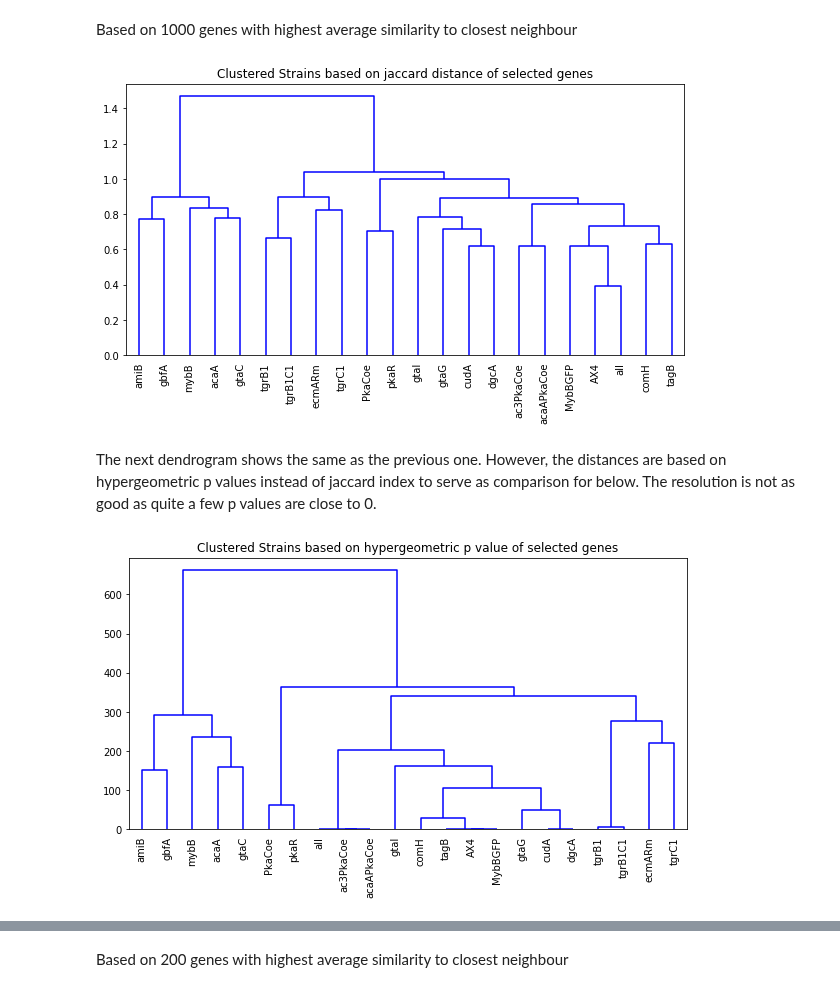
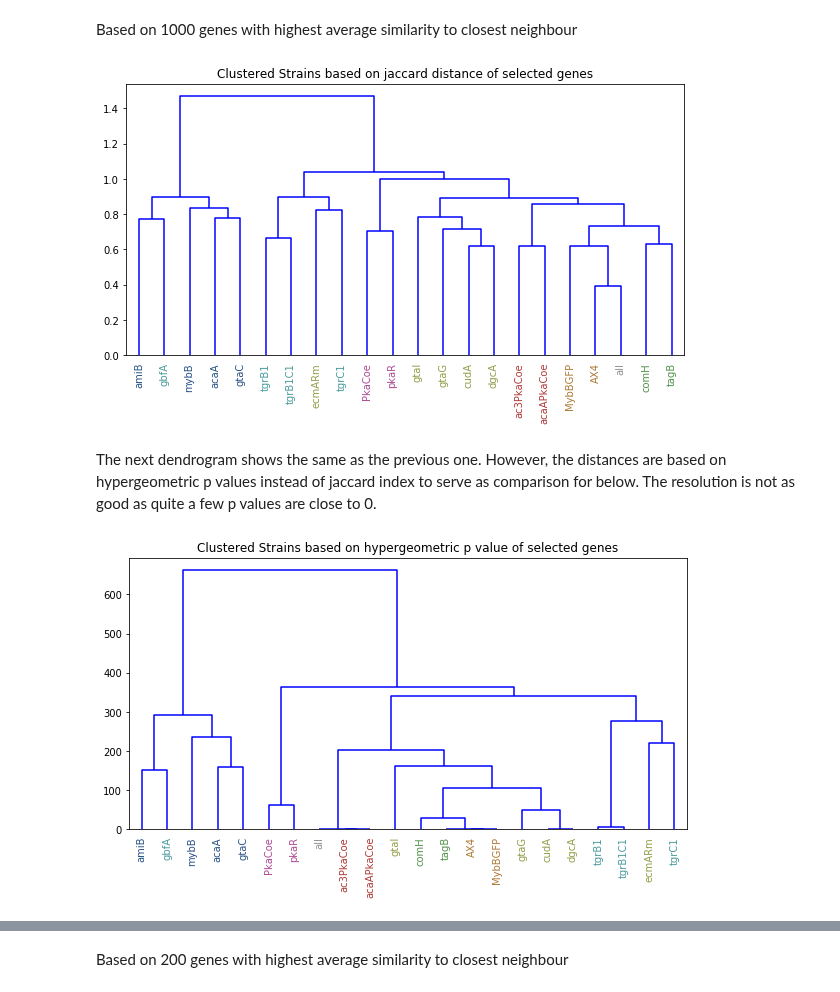
Before and after one commit to biolab/baylor-dicty, a Jupyter notebook: networks/selected_genes.ipynb, the cells around one changed output, grey strips where cells are left out. Saved outputs shown, nothing was run; the diff lists cells and outputs as text; code cells hidden in the pictures.

Commit message:
workflow explanations, coloured trees, correlation distances

```diff
--- a/networks/selected_genes.ipynb
+++ b/networks/selected_genes.ipynb
@@ -47,0 +42,16 @@ NGENES=NeighbourCalculator(genes_all)._genes.shape[0]
+# %%
+SCALE = 'mean0std1'
+LOG = True
+NEIGHBOURS = 6
+SPLITBY = 'Strain'
+NGENES=NeighbourCalculator(genes_all)._genes.shape[0]
+GROUP_COLOURS={
+    'amiB':'#295287','mybB':'#295287','acaA':'#295287','gtaC':'#295287',
+    'gbfA':'#4b9a9c','tgrC1':'#4b9a9c','tgrB1':'#4b9a9c','tgrB1C1':'#4b9a9c',
+    'tagB':'#51914a','comH':'#51914a',
+    'ecmARm':'#939c48','gtaI':'#939c48','cudA':'#939c48','dgcA':'#939c48','gtaG':'#939c48',
+    'AX4':'#ad7836','MybBGFP':'#ad7836',
+    'acaAPkaCoe':'#ad3a36','ac3PkaCoe':'#ad3a36',
+    'pkaR':'#ad4994','PkaCoe':'#ad4994',
+    'all':'#919091'
+}
@@ -166,7 +183,7 @@ def plot_genegroup_similarity(retained_genes_dict,splitby='Strain',all_genes=NGE
                 dist_arr.append(max_sim-sim)
 
     # Plot similarity
-    plt.figure(figsize=(10,5))
+    fig,ax=plt.subplots(figsize=(10,5))
     hc.dendrogram(hc.ward(dist_arr), labels=replicates, color_threshold=0,leaf_rotation=90)
     test=''
     if jaccard_or_p:
@@ -174,6 +191,10 @@ def plot_genegroup_similarity(retained_genes_dict,splitby='Strain',all_genes=NGE
     else:
         test='hypergeometric p value'
     plt.title('Clustered ' + splitby + 's based on '+test+' of selected genes')
+    # Colour by strain  group
+    xlbs=ax.get_xmajorticklabels()
+    for xlb in xlbs:
+        xlb.set_color(GROUP_COLOURS[xlb.get_text()])
 # %% [markdown]
 ## Comparison of selected genes in strains and all
 This shows how do selected genes vary between strains and in 'all'. Gene selection: 1000 (or 200) genes with highest similarity to neighbours. The distances are based on jaccard index, as all gene sets are of the same size.
@@ -187,14 +208,14 @@ Based on 1000 genes with highest average similarity to closest neighbour
 # %%
 #retained_genes(sims_dict5,nhubs=1000,splitby='Strain')
 retained_genes_dict5 = select_genes_top(sims_dict=sims_dict5,nhubs=1000)
-plot_genegroup_similarity(retained_genes_dict=retained_genes_dict5,splitby='Strain',all_genes=NGENES,
+plot_genegroup_similarity(retained_genes_dict=retained_genes_dict5,splitby='Strain',
                               jaccard_or_p=True)
 # %% [output]
-[figure, old version]
+[figure, new version]
 # %% [markdown]
 The next dendrogram shows the same as the previous one. However, the distances are based on hypergeometric p values instead of jaccard index to serve as comparison for below. The resolution is not as good as quite a few p values are close to 0.
 # %%
 plot_genegroup_similarity(retained_genes_dict=retained_genes_dict5,splitby='Strain',all_genes=NGENES,
                               jaccard_or_p=False)
 # %% [output]
-[figure, old version]
+[figure, new version]
```
Also changed, not shown: parts of 9 cells of this notebook, 2 other files.
